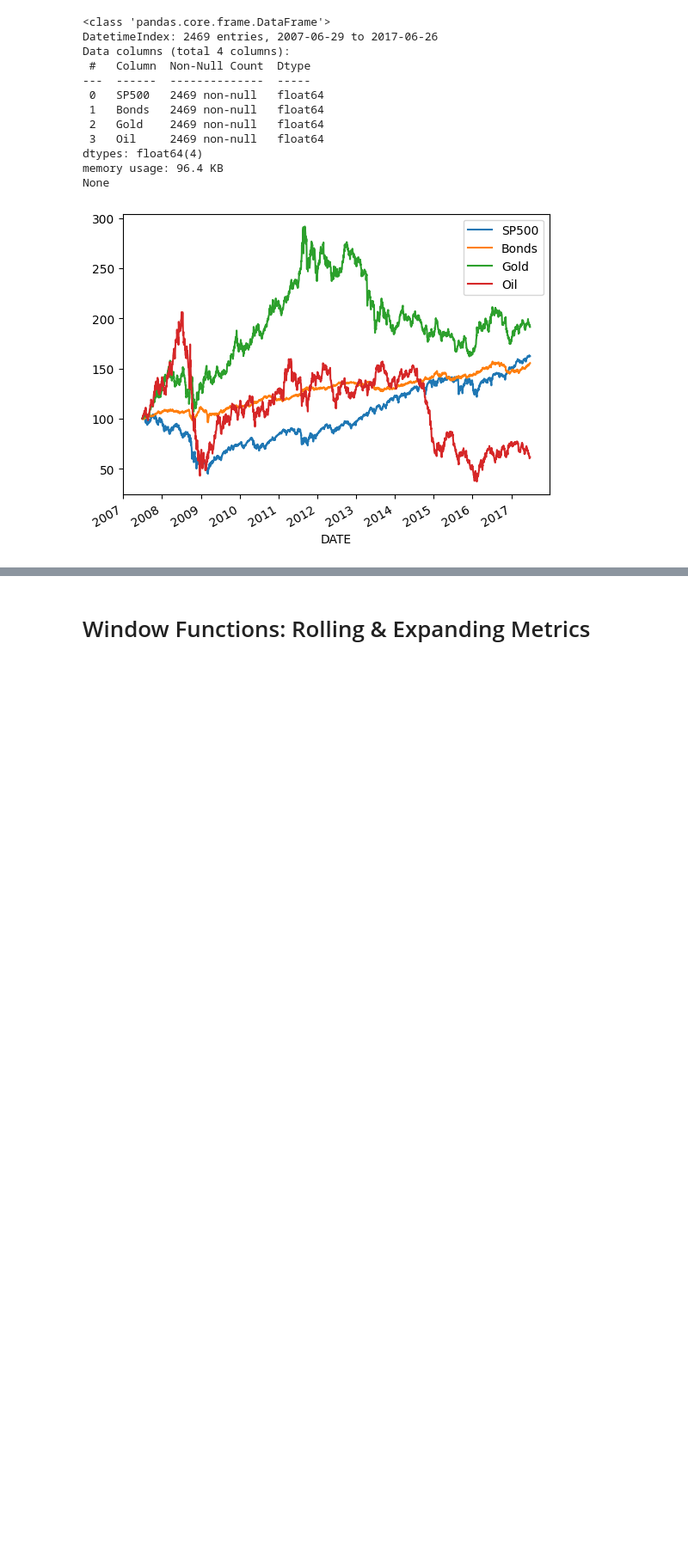
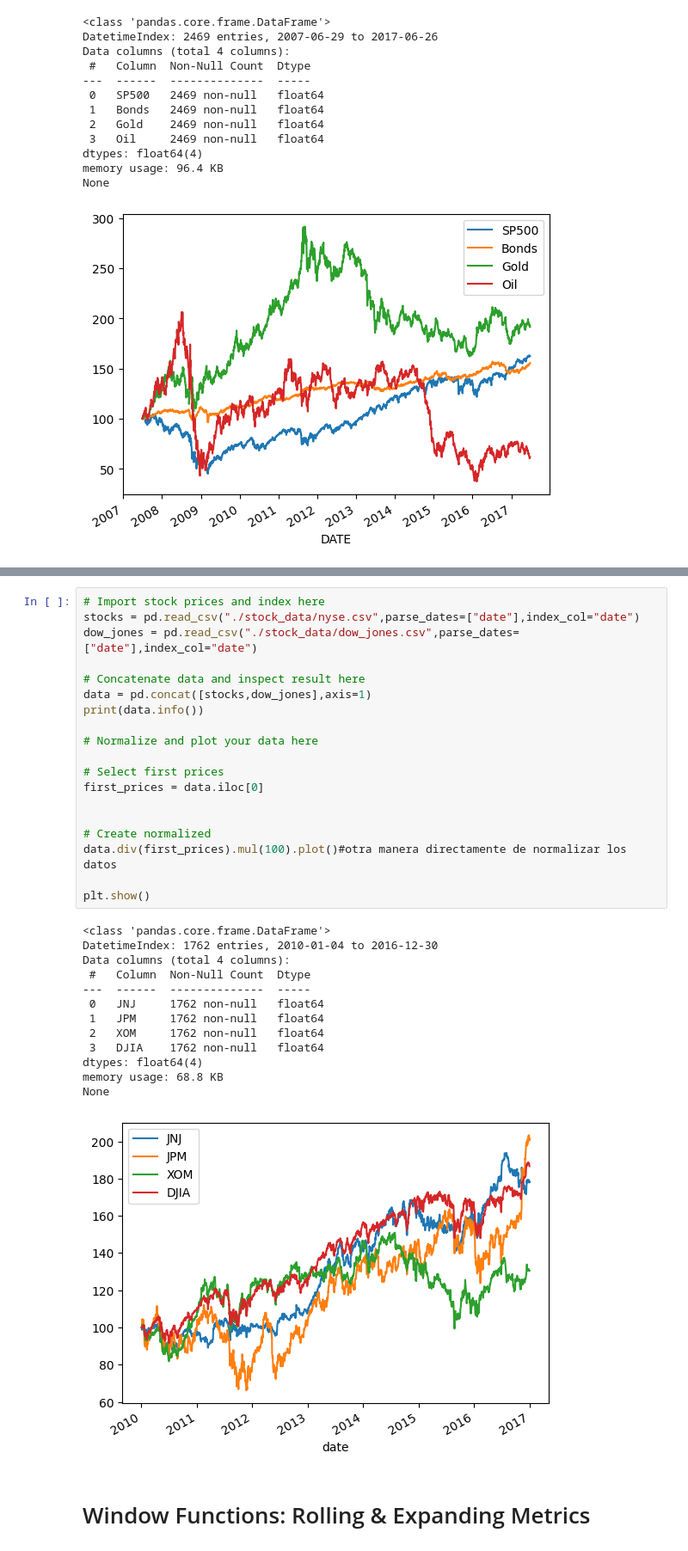
Before and after one commit to kesant/machine-learning-projects, a Jupyter notebook: Time series/manipulating_time_series.ipynb, the cells around one changed output, grey strips where cells are left out. Shown: that part at 86% size. Drawn from its saved outputs; the diff is of its cells as text; blank space fills up the shorter version.

Commit message:
se realizo el codigo para normalizaar los stocks y  visualizar sus series de tiempo

```diff
--- a/Time series/manipulating_time_series.ipynb
+++ b/Time series/manipulating_time_series.ipynb
@@ -256,3 +267,36 @@ None
+# %%
+# Import stock prices and index here
+stocks = pd.read_csv("./stock_data/nyse.csv",parse_dates=["date"],index_col="date")
+dow_jones = pd.read_csv("./stock_data/dow_jones.csv",parse_dates=["date"],index_col="date")
+
+# Concatenate data and inspect result here
+data = pd.concat([stocks,dow_jones],axis=1)
+print(data.info())
+
+# Normalize and plot your data here
+
+# Select first prices
+first_prices = data.iloc[0]
+
+
+# Create normalized
+data.div(first_prices).mul(100).plot()#otra manera directamente de normalizar los datos
+
+plt.show()
+# %% [output]
+<class 'pandas.core.frame.DataFrame'>
+DatetimeIndex: 1762 entries, 2010-01-04 to 2016-12-30
+Data columns (total 4 columns):
+ #   Column  Non-Null Count  Dtype
+---  ------  --------------  -----
+ 0   JNJ     1762 non-null   float64
+ 1   JPM     1762 non-null   float64
+ 2   XOM     1762 non-null   float64
+ 3   DJIA    1762 non-null   float64
+dtypes: float64(4)
+memory usage: 68.8 KB
+None
+[figure, added]
 # %% [markdown]
 # Window Functions: Rolling & Expanding Metrics #
 # %% [markdown]
```
Also changed, not shown: parts of 1 cell of this notebook.
